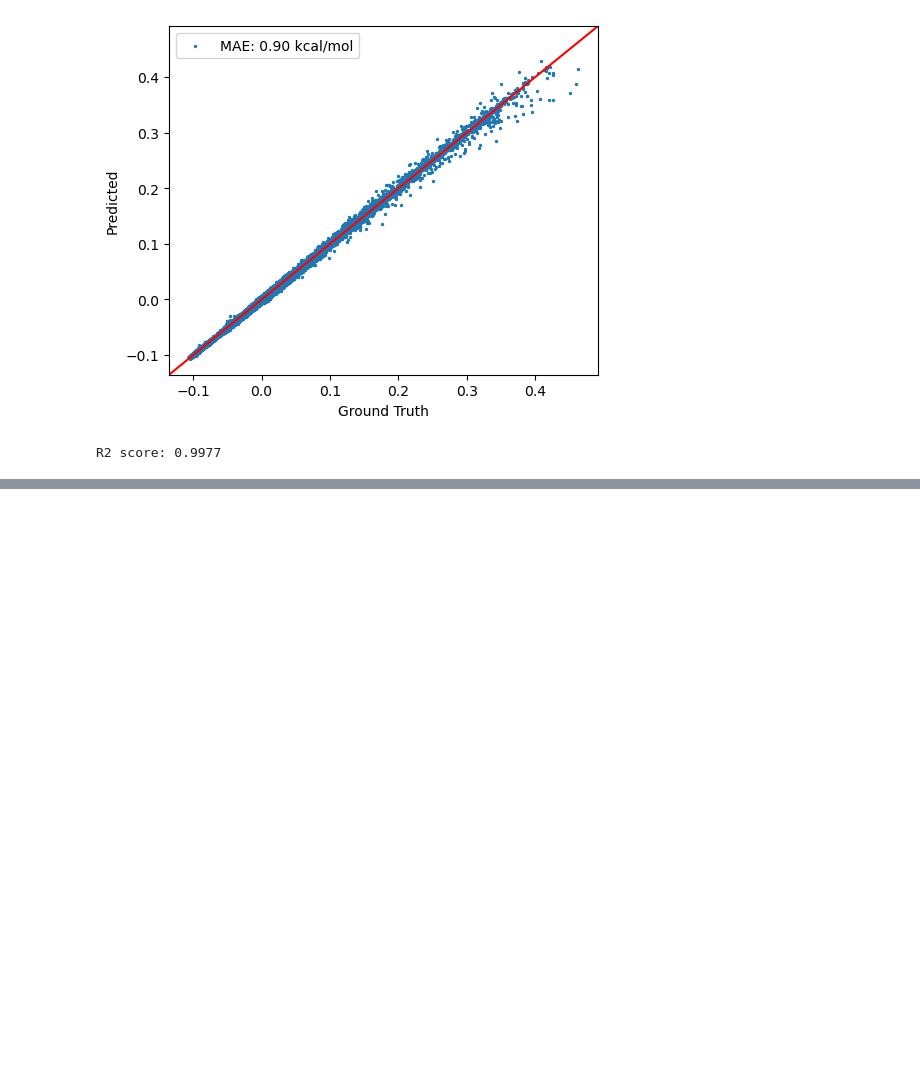
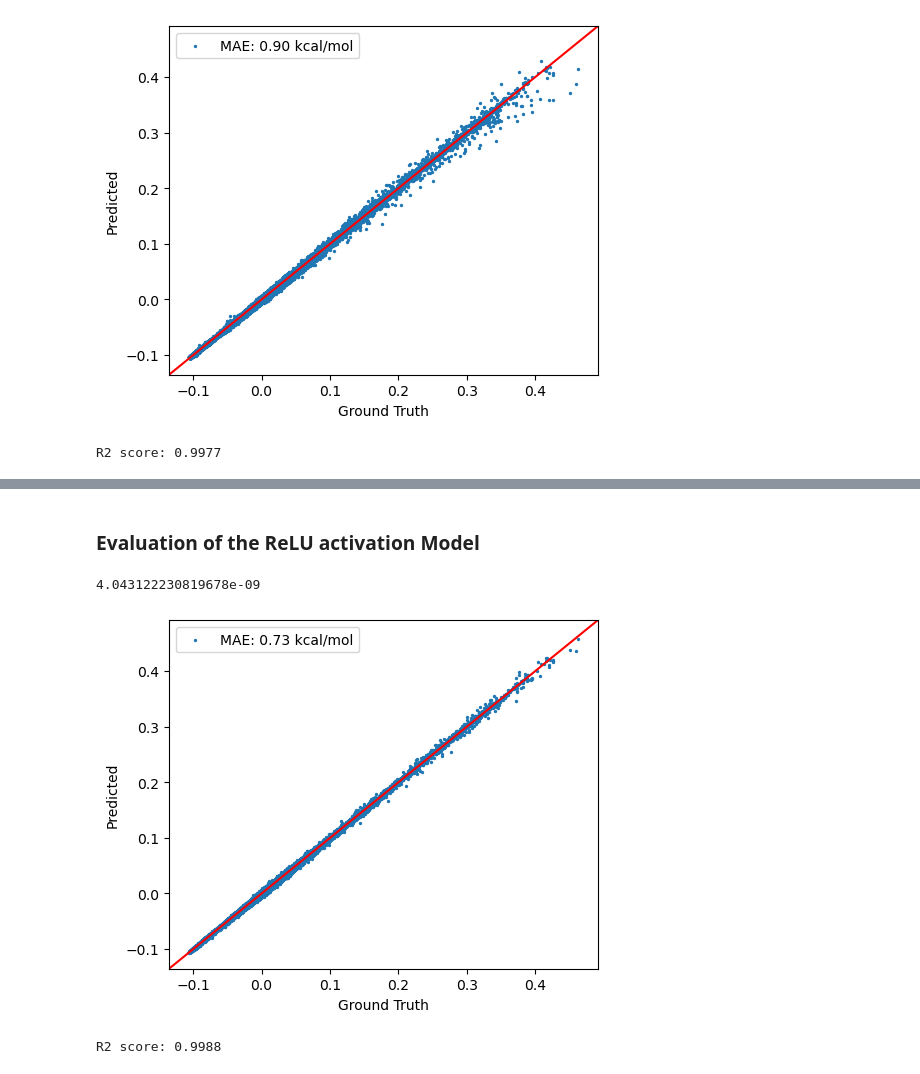
Before and after one commit to Qile0317/bioe142-final-project, a Jupyter notebook: main-project-notebook.ipynb, the cells around one changed output, grey strips where cells are left out. Saved outputs shown, nothing was run; the diff lists cells and outputs as text; code cells hidden in the pictures; blank space fills up the shorter version.

```diff
--- a/main-project-notebook.ipynb
+++ b/main-project-notebook.ipynb
@@ -421,0 +493,19 @@ Residuals (kcal/mol):
+# %% [markdown]
+### Evaluation of the ReLU activation Model
+# %%
+ff_relu_trainer.evaluate(
+    test_data,
+    draw_plot=True
+)
+# %% [output]
+4.043122230819678e-09
+[figure, added]
+# %%
+true_y_ffrelu, pred_y_ffrelu = predict_with_truth(
+    ff_relu_trainer,
+    test_data
+)
+
+print(f"R2 score: {r2_score(true_y_ffrelu, pred_y_ffrelu):.4f}")
+# %% [output]
+R2 score: 0.9988
```
Also changed, not shown: parts of 12 cells of this notebook, 1 other file.
